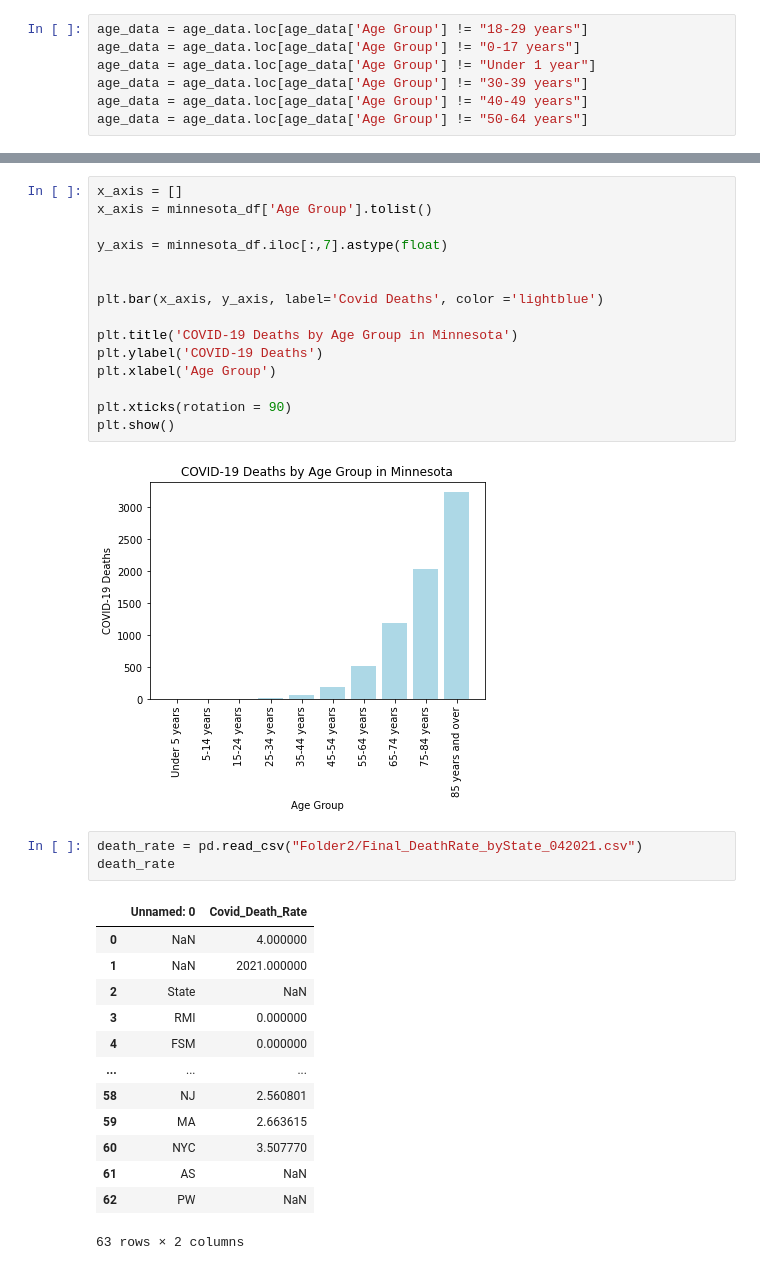
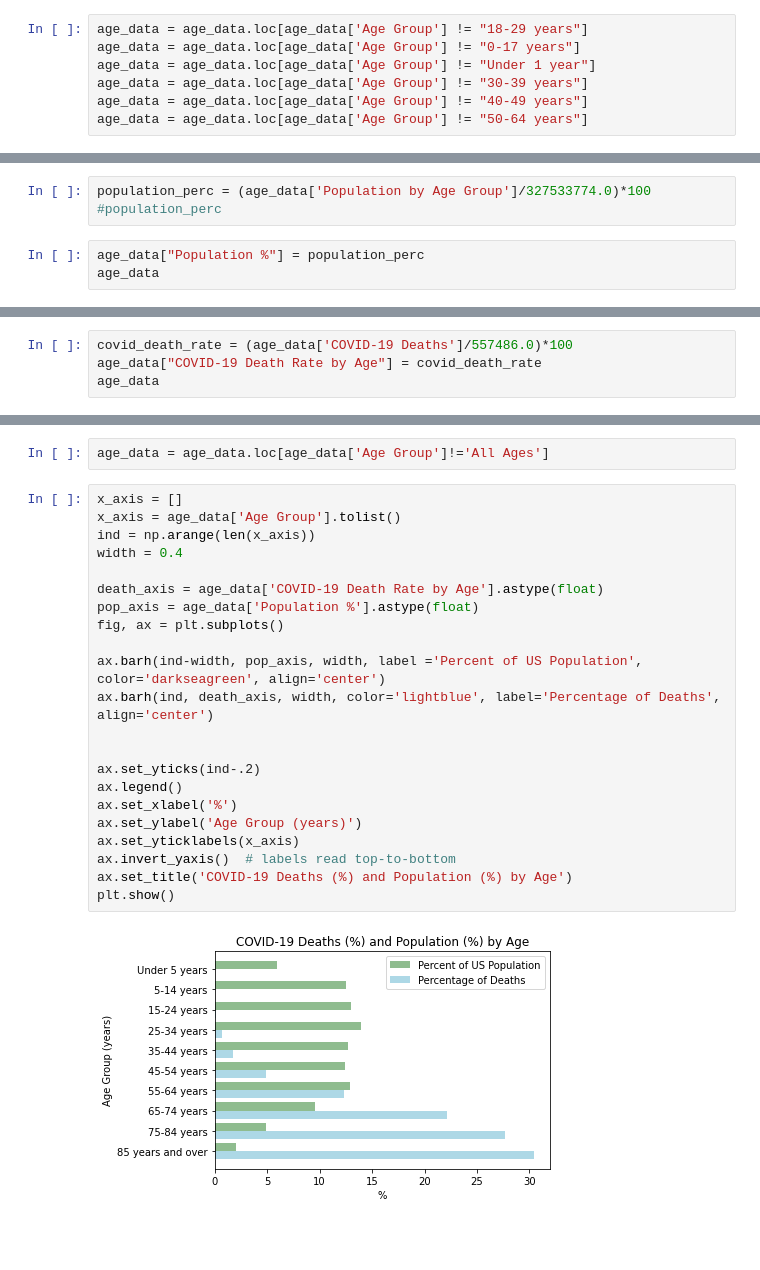
Before and after one commit to jenniecinelli/project_one, a Jupyter notebook: jennie cleaning notebook.ipynb, the cells around one changed output, grey strips where cells are left out. Cells and saved outputs as stored; diff of their text form; blank space fills up the shorter version.

```diff
--- a/jennie cleaning notebook.ipynb
+++ b/jennie cleaning notebook.ipynb
@@ -277,0 +258,6 @@ new_df
+# %%
+population_perc = (age_data['Population by Age Group']/327533774.0)*100
+#population_perc
+# %%
+age_data["Population %"] = population_perc
+age_data
@@ -277,0 +277,4 @@ new_df
+# %%
+covid_death_rate = (age_data['COVID-19 Deaths']/557486.0)*100
+age_data["COVID-19 Death Rate by Age"] = covid_death_rate
+age_data
@@ -295,34 +313,26 @@ minnesota_df
-# %%
-x_axis = []
-x_axis = minnesota_df['Age Group'].tolist()
-
-y_axis = minnesota_df.iloc[:,7].astype(float)
-
-
-plt.bar(x_axis, y_axis, label='Covid Deaths', color ='lightblue')
-
-plt.title('COVID-19 Deaths by Age Group in Minnesota')
-plt.ylabel('COVID-19 Deaths')
-plt.xlabel('Age Group')
-
-plt.xticks(rotation = 90)
-plt.show()
-# %% [output]
-[figure, removed]
-# %%
-death_rate = pd.read_csv("Folder2/Final_DeathRate_byState_042021.csv")
-death_rate
-# %% [output]
-|  | Unnamed: 0 | Covid_Death_Rate |
-| 0 | NaN | 4.000000 |
-| 1 | NaN | 2021.000000 |
-| 2 | State | NaN |
-| 3 | RMI | 0.000000 |
-| 4 | FSM | 0.000000 |
-| ... | ... | ... |
-| 58 | NJ | 2.560801 |
-| 59 | MA | 2.663615 |
-| 60 | NYC | 3.507770 |
-| 61 | AS | NaN |
-| 62 | PW | NaN |
-63 rows × 2 columns
+# %%
+age_data = age_data.loc[age_data['Age Group']!='All Ages']
+# %%
+x_axis = []
+x_axis = age_data['Age Group'].tolist()
+ind = np.arange(len(x_axis))
+width = 0.4
+
+death_axis = age_data['COVID-19 Death Rate by Age'].astype(float)
+pop_axis = age_data['Population %'].astype(float)
+fig, ax = plt.subplots()
+
+ax.barh(ind-width, pop_axis, width, label ='Percent of US Population', color='darkseagreen', align='center')
+ax.barh(ind, death_axis, width, color='lightblue', label='Percentage of Deaths', align='center')
+
+
+ax.set_yticks(ind-.2)
+ax.legend()
+ax.set_xlabel('%')
+ax.set_ylabel('Age Group (years)')
+ax.set_yticklabels(x_axis)
+ax.invert_yaxis()  # labels read top-to-bottom
+ax.set_title('COVID-19 Deaths (%) and Population (%) by Age')
+plt.show()
+# %% [output]
+[figure, added]
```
Also changed, not shown: parts of 32 cells of this notebook, 9 other files.
